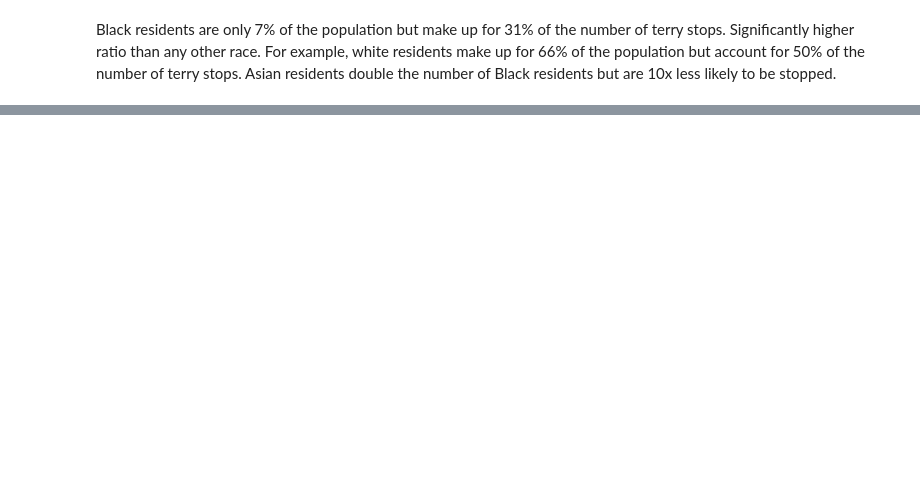
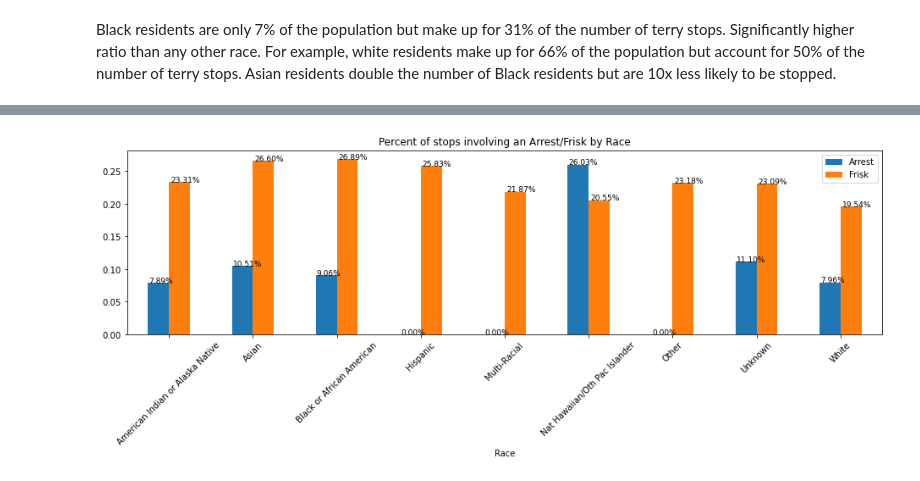
Before and after one commit to letruong711/Terry_Stop_Frisk, a Jupyter notebook: Data Exploration.ipynb, the cells around one changed output, grey strips where cells are left out. Saved outputs shown, nothing was run; the diff lists cells and outputs as text; code cells hidden in the pictures; blank space fills up the shorter version.

```diff
--- a/Data Exploration.ipynb
+++ b/Data Exploration.ipynb
@@ -145,0 +183,27 @@ _=plt.legend(loc = 'best', labels = ['Male Avg 78%','Female Avg 21%','Male', 'Fe
+# %%
+#subset the data
+tmp = df[['subject_race', 'arrest', 'frisk','count']]
+tmp = tmp.groupby('subject_race')['arrest','frisk','count'].sum()
+
+#generate two new columns of percentages of frisks & arrests
+tmp['pct_arrest'] = tmp.apply(lambda x : x['arrest'] / x['count'], axis = 1 )
+tmp['pct_frisk']  = tmp.apply(lambda x : x['frisk'] / x['count'], axis = 1 )
+
+tmp.drop(['arrest', 'frisk', 'count'], axis = 1, inplace = True)   # drop the original columns
+
+#plot the data
+ax = tmp.plot(kind = 'bar', figsize = (16, 4))
+
+#generate text values above the columns
+for i, v in enumerate(tmp.pct_arrest):
+    ax.text(i-.24, v, '{:.2f}%'.format(100*v),fontsize = 9 )
+
+for i, v in enumerate(tmp.pct_frisk):
+    ax.text(i+.02, v, '{:.2f}%'.format(100*v),fontsize = 9 )
+
+_=plt.xticks(rotation = 45)
+_=plt.title('Percent of stops involving an Arrest/Frisk by Race')
+_=plt.xlabel('Race')
+_=plt.legend(loc = 'best', labels = ['Arrest', 'Frisk'] )
+# %% [output]
+[figure, added]
```
Also changed, not shown: parts of 6 cells of this notebook, 2 other files.
